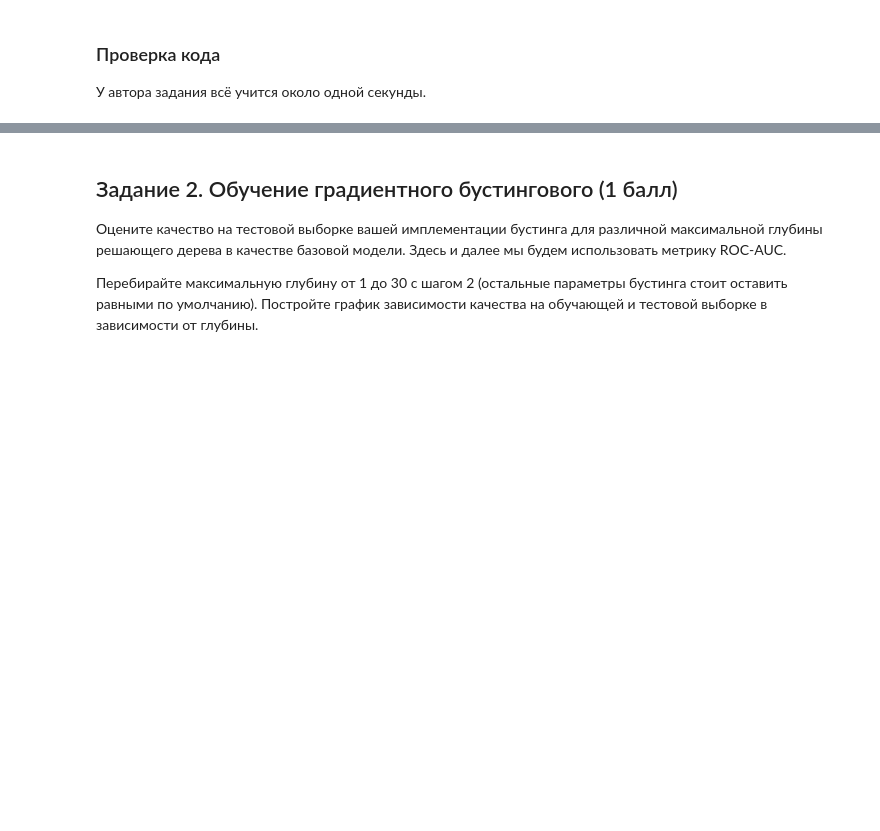
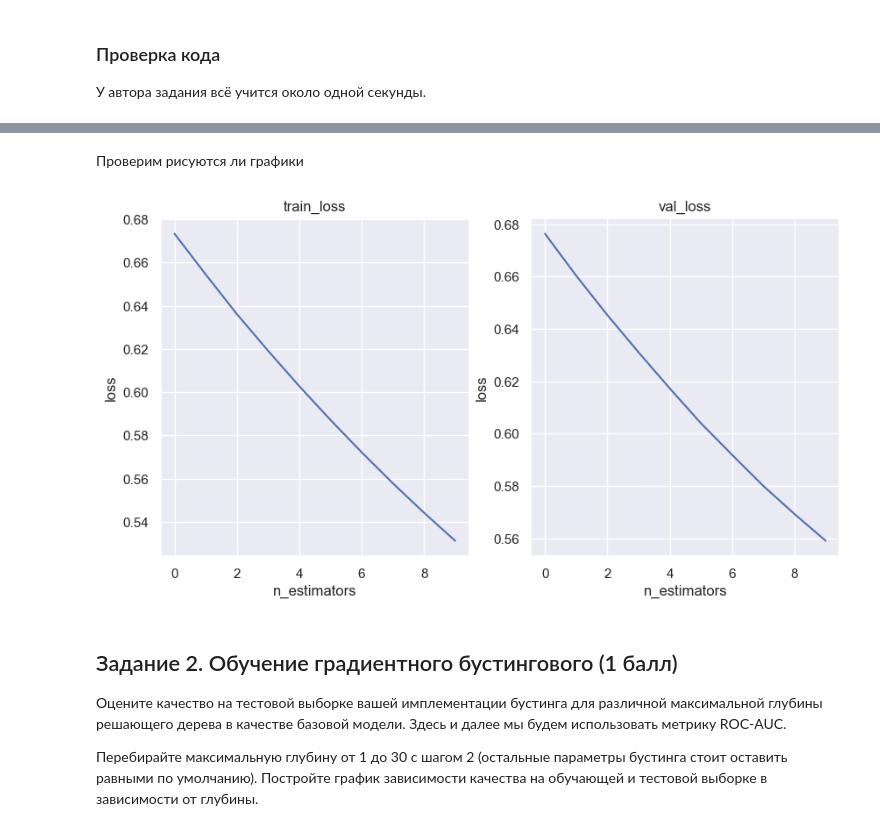
Before and after one commit to kkorolev1/machine-learning-1, a Jupyter notebook: hw/practice-07/homework-practice-07-boosting.ipynb, the cells around one changed output, grey strips where cells are left out. Saved outputs shown, nothing was run; the diff lists cells and outputs as text; code cells hidden in the pictures; blank space fills up the shorter version.

```diff
--- a/hw/practice-07/homework-practice-07-boosting.ipynb
+++ b/hw/practice-07/homework-practice-07-boosting.ipynb
@@ -122,3 +124,10 @@ Test ROC-AUC 0.9110
+# %% [markdown]
+Проверим рисуются ли графики
+# %%
+boosting = Boosting(plot=True)
+boosting.fit(x_train, y_train, x_valid, y_valid)
+# %% [output]
+[figure, added]
 # %% [markdown]
 ## Задание 2. Обучение градиентного бустингового (1 балл)
 
```
Also changed, not shown: parts of 40 cells of this notebook, 5 other files.
